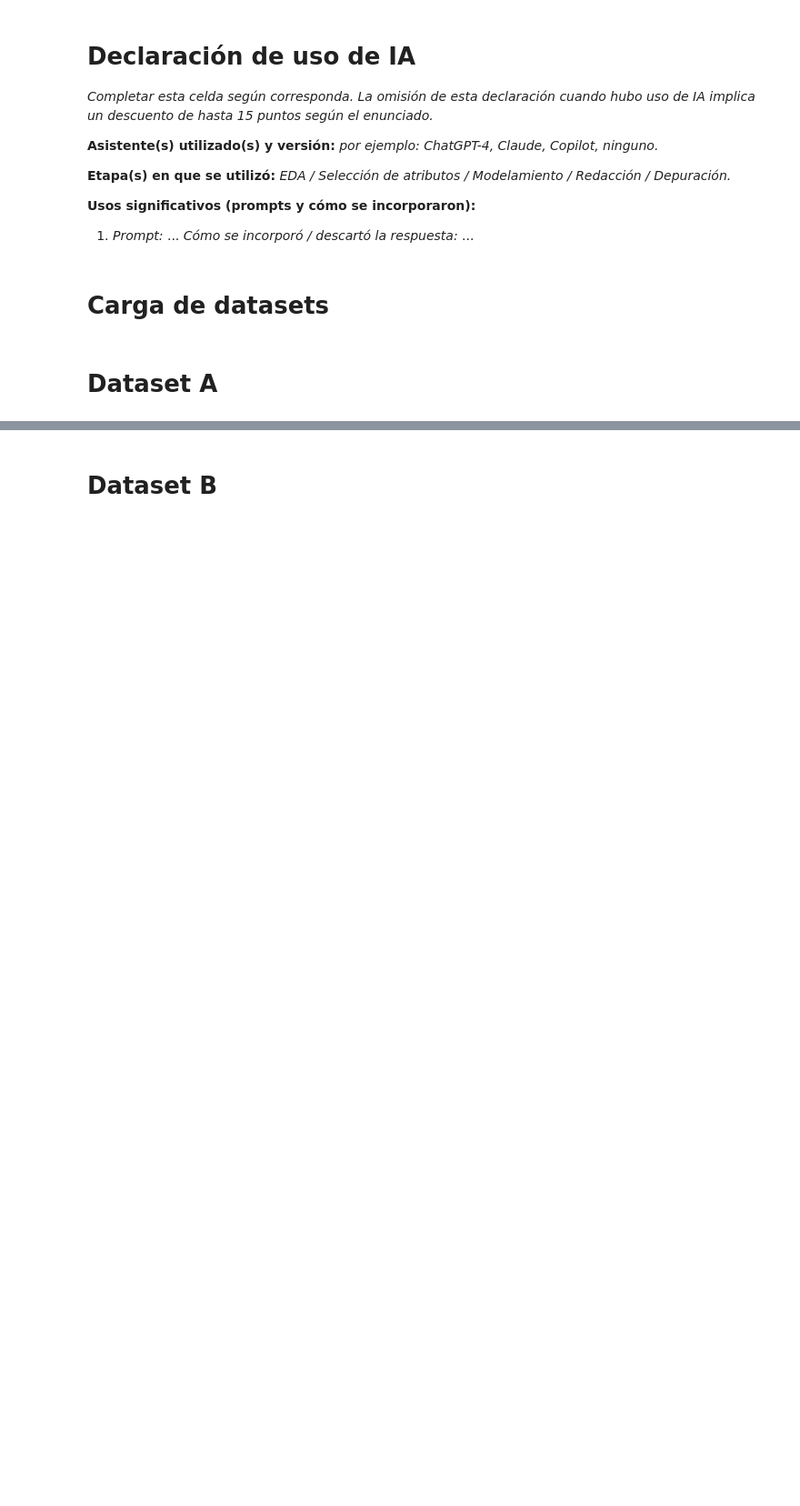
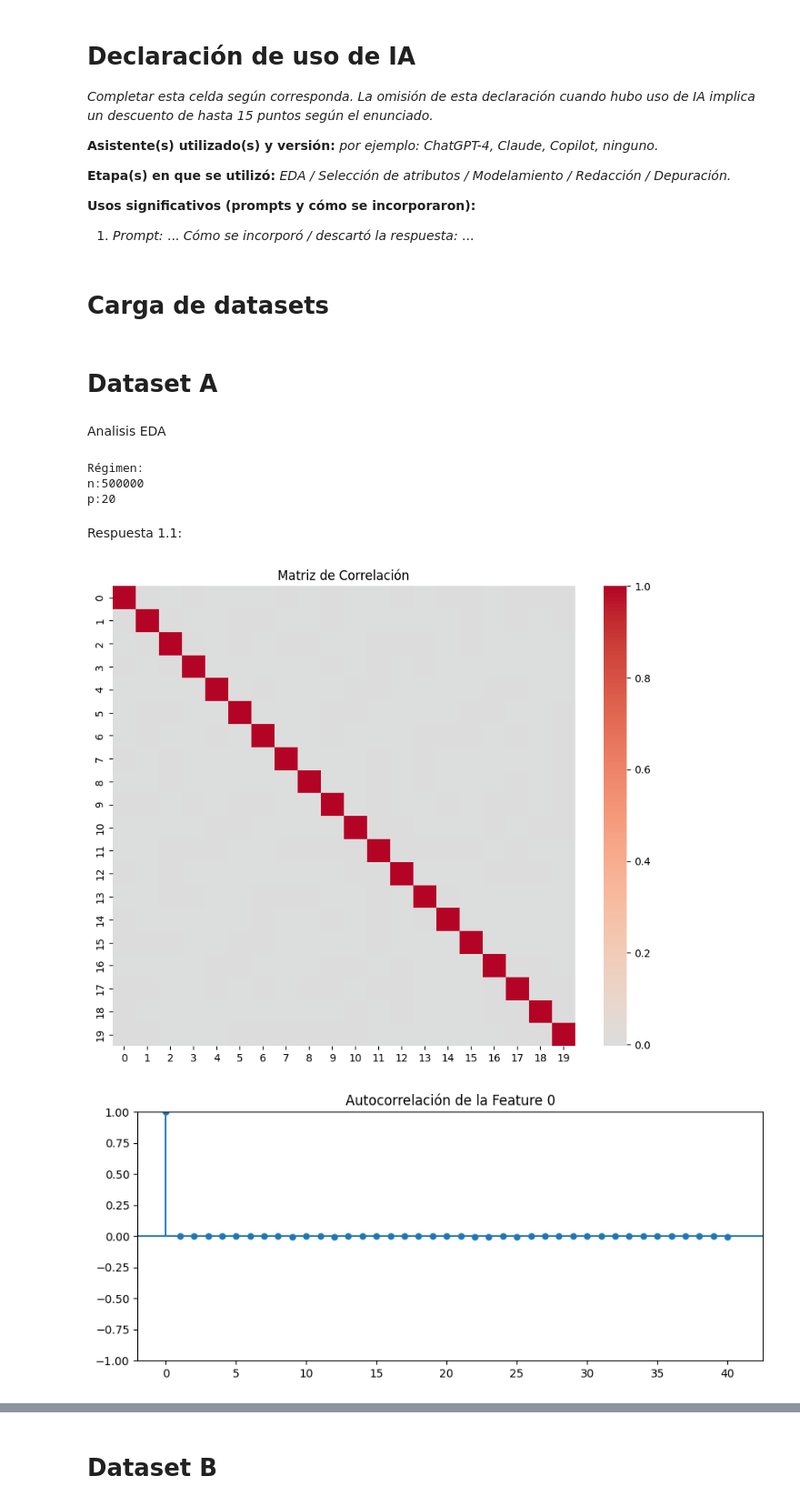
Before and after one commit to luphin/INF398_2026_1_Tareas, a Jupyter notebook: T1_rol1_rol2_rol3.ipynb, the cells around one changed output, grey strips where cells are left out. Shown at 91% size. Drawn from its saved outputs; the diff is of its cells as text; code cells hidden in the pictures; blank space fills up the shorter version.

```diff
--- a/T1_rol1_rol2_rol3.ipynb
+++ b/T1_rol1_rol2_rol3.ipynb
@@ -51,3 +56,35 @@ def cargar_datasets_desde_h5(archivo_h5):
 datasets_train = cargar_datasets_desde_h5("datasets_train.h5")
 # %% [markdown]
 # Dataset A
+# %% [markdown]
+Analisis EDA
+# %%
+X_train = datasets_train['A']['X_train']
+Y_train = datasets_train['A']['y_train']
+X_test = datasets_train['A']['X_test']
+
+#E1.1
+print("Régimen: \nn:"+str(X_train.shape[0])+ "\np:"+str(X_train.shape[1]))
+# %% [output]
+Régimen:
+n:500000
+p:20
+# %% [markdown]
+Respuesta 1.1:
+# %%
+#E1.2
+
+# Matriz de correlación
+plt.figure(figsize=(10, 8))
+sns.heatmap(pd.DataFrame(X_train).corr(), cmap='coolwarm', center=0, annot=False)
+plt.title("Matriz de Correlación")
+plt.show()
+
+# Gráfico de Autocorrelación (ACF)
+plt.figure(figsize=(10, 4))
+plot_acf(pd.DataFrame(X_train).iloc[:, 0], lags=40, ax=plt.gca())
+plt.title("Autocorrelación de la Feature 0")
+plt.show()
+# %% [output]
+[figure, added]
+[figure, added]
```
Also changed, not shown: parts of 10 cells of this notebook.
